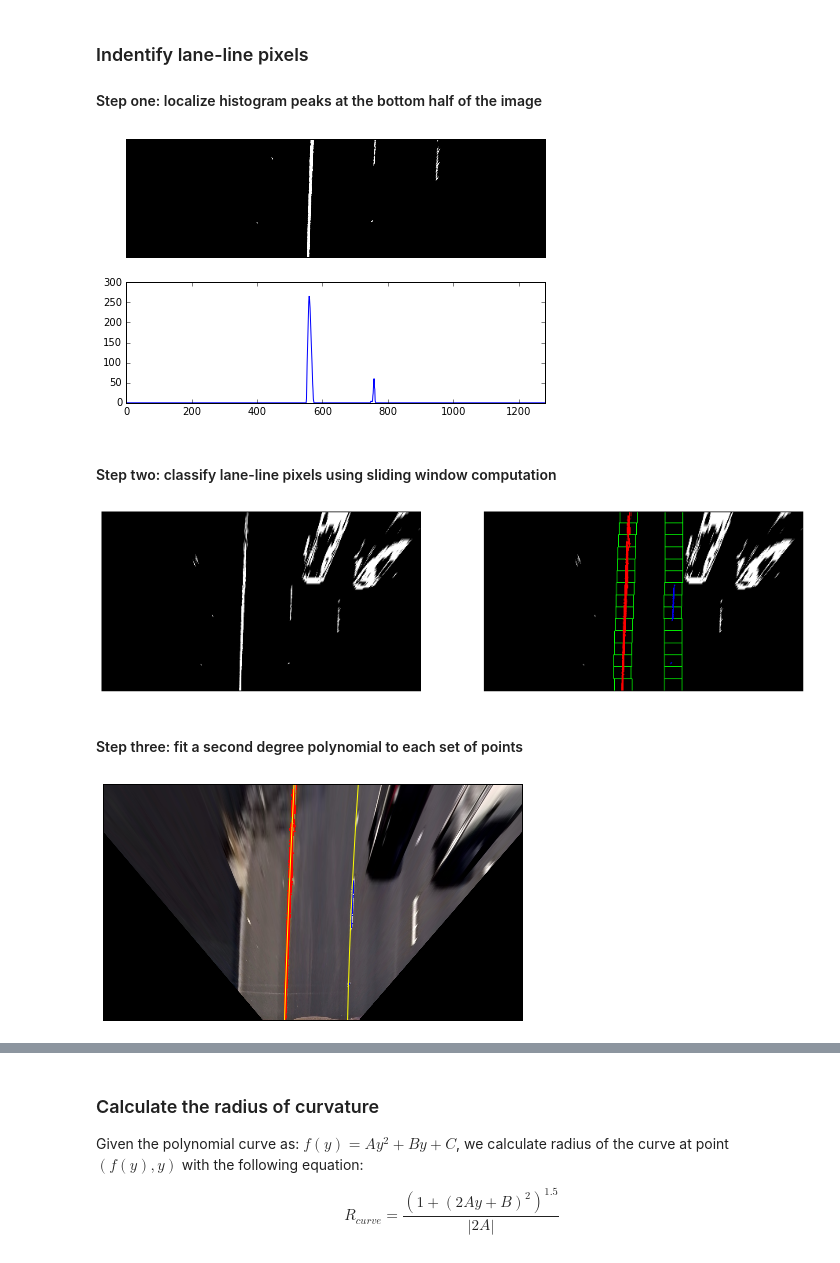
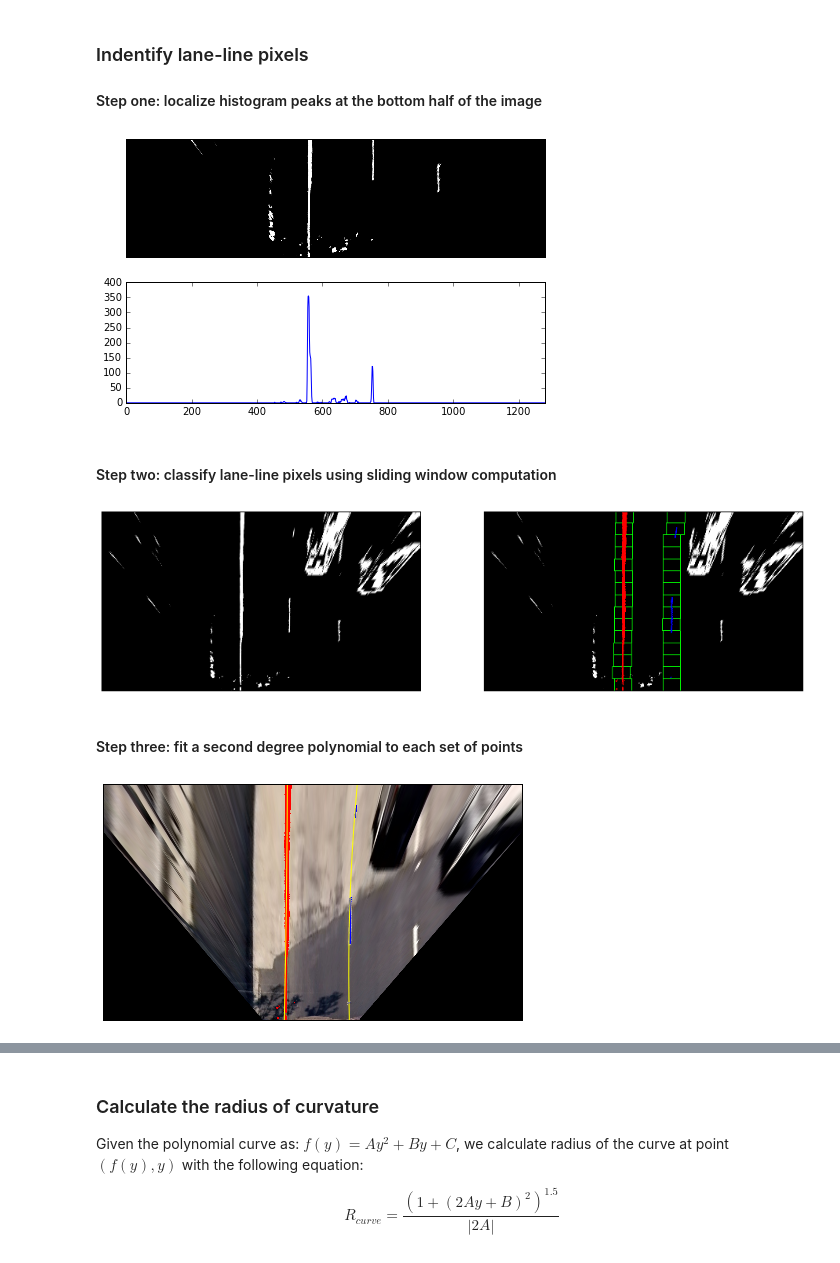
Before and after one commit to Goldob/CarND-Advanced-Lane-Lines, a Jupyter notebook: solution.ipynb, the cells around one changed output, grey strips where cells are left out. Drawn from its saved outputs; the diff is of its cells as text; code cells hidden in the pictures.

```diff
--- a/solution.ipynb
+++ b/solution.ipynb
@@ -148,35 +148,35 @@ def histogram_peaks(img):
 
     # Take a histogram of the bottom half of the image
     histogram = np.sum((img & mask)[img.shape[0] // 2:, :], axis=0)
 
     # Find the peak of the left and right halves of the histogram
     # These will be the starting point for the left and right lines
     midpoint = np.int(histogram.shape[0] // 2)
     left_peak = np.argmax(histogram[:midpoint])
     right_peak = np.argmax(histogram[midpoint:]) + midpoint
 
     return left_peak, right_peak, histogram
 
-image = cv2.imread('test_images/test6.jpg')
+image = cv2.imread('test_images/test4.jpg')
 image = cv2.cvtColor(image, cv2.COLOR_BGR2RGB)
 undistorted = undistort(image)
 binary = binarize(undistorted)
 binary_warped = warp(binary)
 
 left_peak, right_peak, hist = histogram_peaks(binary_warped)
 
 plt.figure(figsize=(7.5, 4.75))
 
 plt.subplot(211)
 plt.imshow(binary_warped[359:, :], cmap='gray')
 hide_axes()
 
 plt.subplot(212)
 plt.plot(hist)
 plt.gca().set_xlim(0, 1280)
 plt.show()
 # %% [output]
-[figure, old version]
+[figure, new version]
 # %% [markdown]
 #### Step two: classify lane-line pixels using sliding window computation
 # %%
@@ -217,7 +217,6 @@ def sliding_window(img, leftx_base, rightx_base):
         win_xleft_high = leftx_current + margin
         win_xright_low = rightx_current - margin
         win_xright_high = rightx_current + margin
-
 
         # Save windows' locations
         windows[0].append([
@@ -280,7 +279,7 @@ visualization[righty, rightx] = [0, 0, 255]
 
 side_by_side(binary_warped, visualization)
 # %% [output]
-[figure, old version]
+[figure, new version]
 # %% [markdown]
 #### Step three: fit a second degree polynomial to each set of points
 # %%
@@ -312,4 +311,4 @@ plt.imshow(visualization)
 hide_axes()
 plt.show()
 # %% [output]
-[figure, old version]
+[figure, new version]
```
Also changed, not shown: parts of 7 cells of this notebook.
